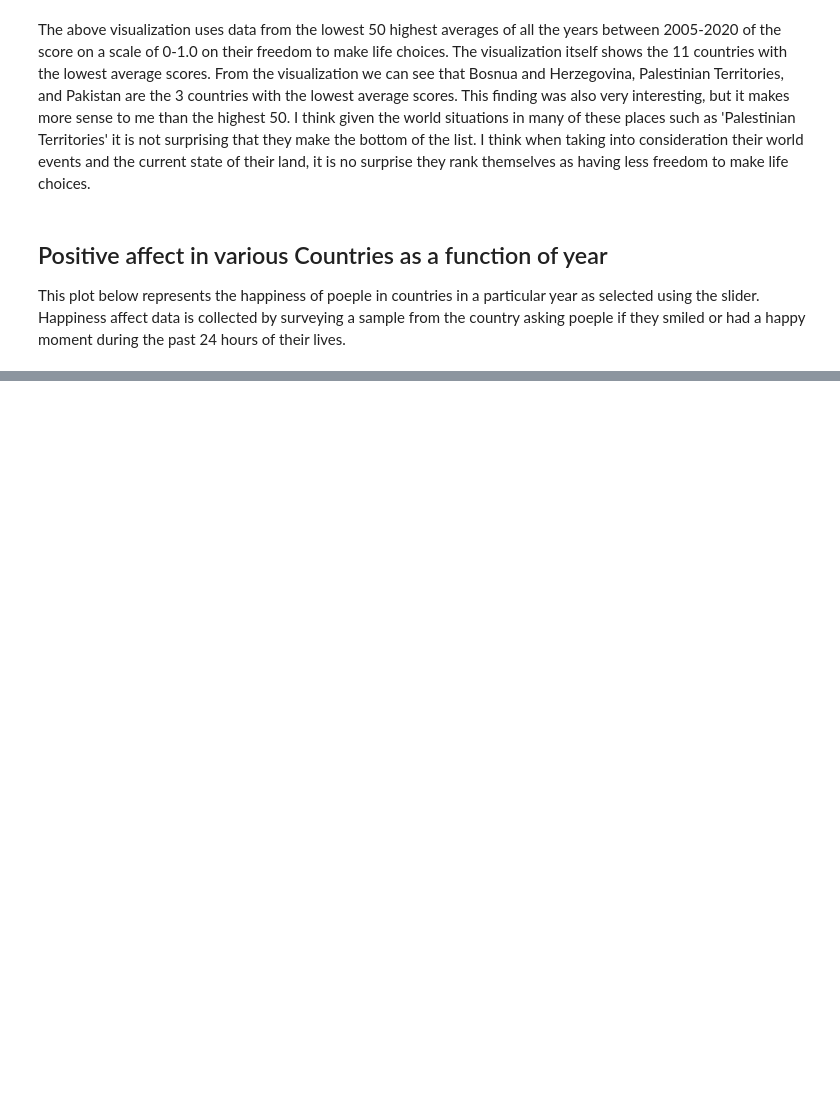
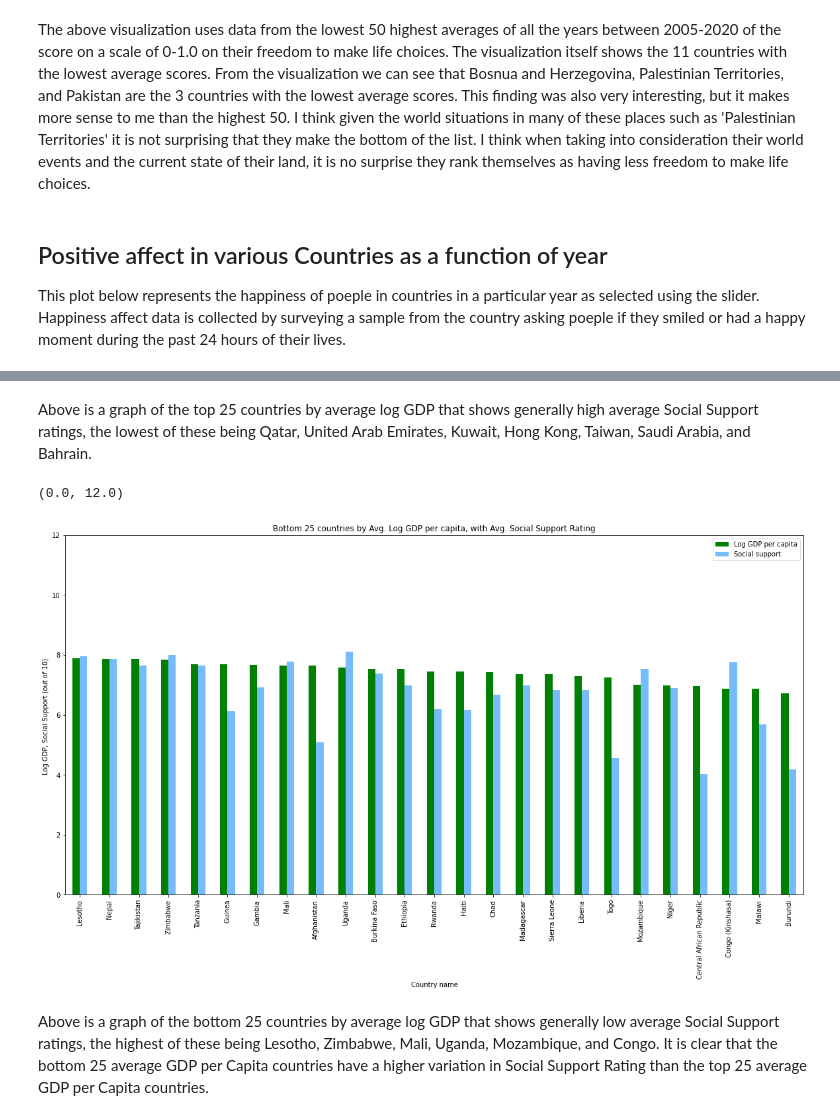
Before and after one commit to ShubhamJain2798/WorldHappinesDataset-Vizualization, a Jupyter notebook: WHR-viz.ipynb, the cells around one changed output, grey strips where cells are left out. Cells and saved outputs as stored; diff of their text form; code cells hidden in the pictures; blank space fills up the shorter version.

```diff
--- a/WHR-viz.ipynb
+++ b/WHR-viz.ipynb
@@ -252,0 +298,18 @@ Happiness affect data is collected by surveying a sample from the country asking
+# %% [markdown]
+Above is a graph of the top 25 countries by average log GDP that shows generally high average Social Support ratings, the lowest of these being Qatar, United Arab Emirates, Kuwait, Hong Kong, Taiwan, Saudi Arabia, and Bahrain.
+# %%
+ax = bottom_25.plot(x='Country name', secondary_y='Freedom and Social Support',
+        kind='bar', color = ['g', 'xkcd:sky blue'],
+        stacked=False,
+        title='Bottom 25 countries by Avg. Log GDP per capita, with Avg. Social Support Rating',
+        figsize=(20, 10))
+#ax2=ax.twinax()
+#ax2.set_yscale()
+plt.ylabel('Log GDP, Social Support (out of 10) ')
+ax.set_ylim([0, 12])
+# plt.figure(figsize=(12, 12), dpi=100)
+# %% [output]
+(0.0, 12.0)
+[figure, added]
+# %% [markdown]
+Above is a graph of the bottom 25 countries by average log GDP that shows generally low average Social Support ratings, the highest of these being Lesotho, Zimbabwe, Mali, Uganda, Mozambique, and Congo. It is clear that the bottom 25 average GDP per Capita countries have a higher variation in Social Support Rating than the top 25 average GDP per Capita countries.
```
Also changed, not shown: parts of 9 cells of this notebook, 2 other files.
